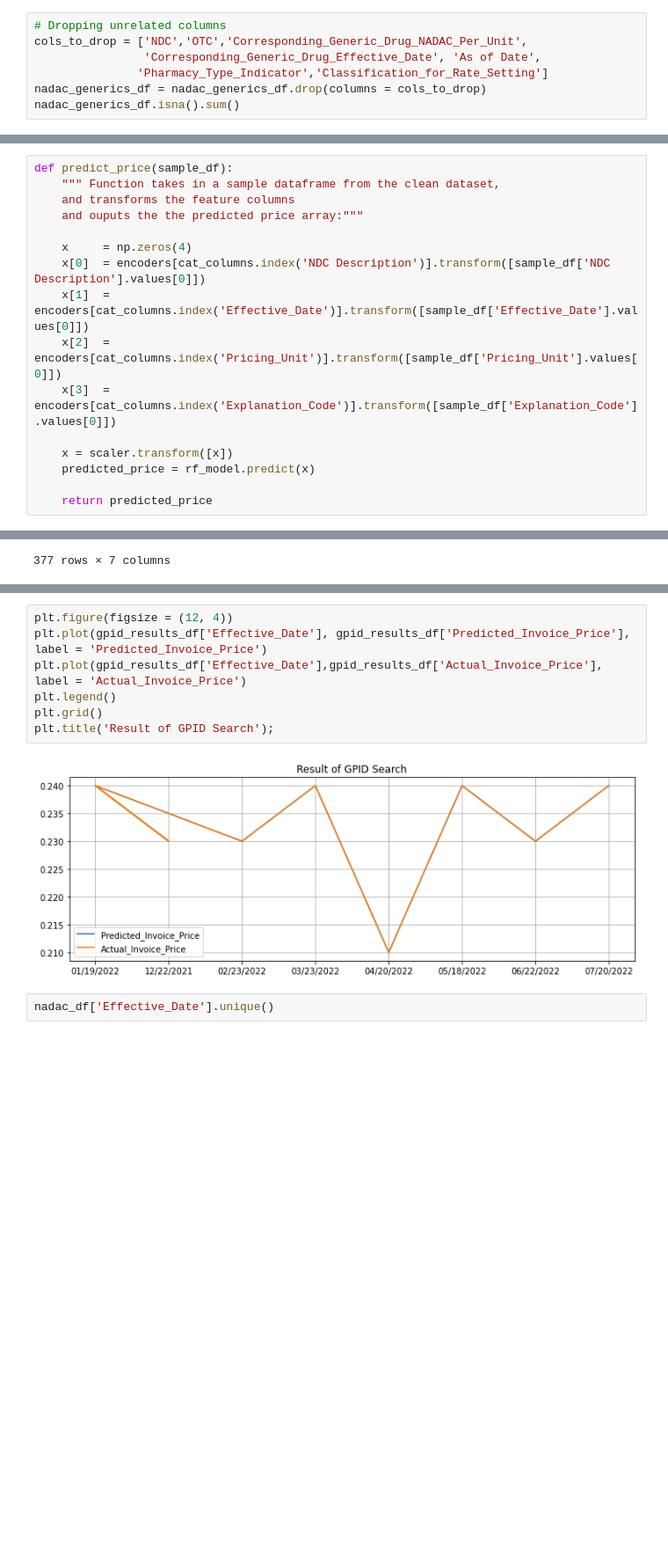
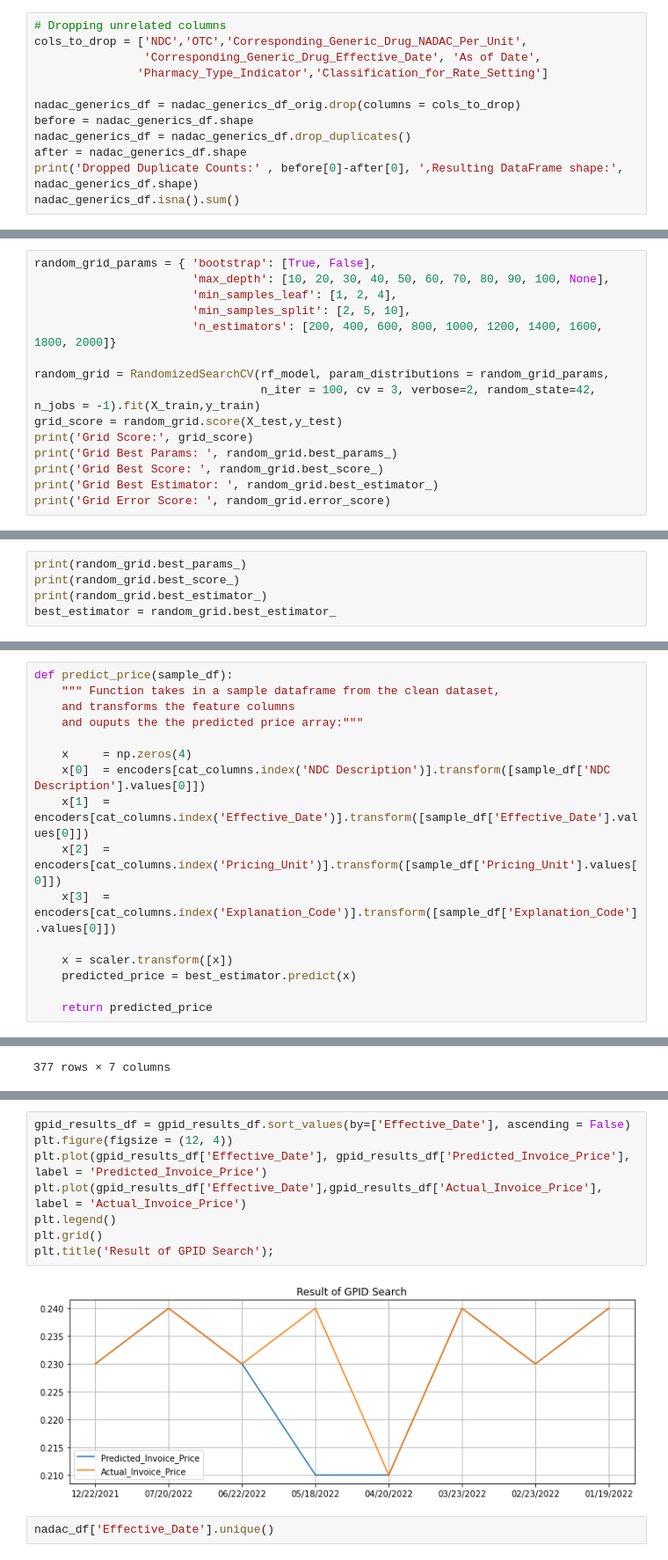
Before and after one commit to rajsandilya/Capstone, a Jupyter notebook: Capstone.ipynb, the cells around one changed output, grey strips where cells are left out. Shown at 88% size. Saved outputs shown, nothing was run; the diff lists cells and outputs as text; blank space fills up the shorter version.

```diff
--- a/Capstone.ipynb
+++ b/Capstone.ipynb
@@ -244,6 +244,11 @@ msno.bar(nadac_generics_df);
 cols_to_drop = ['NDC','OTC','Corresponding_Generic_Drug_NADAC_Per_Unit',
                 'Corresponding_Generic_Drug_Effective_Date', 'As of Date',
                'Pharmacy_Type_Indicator','Classification_for_Rate_Setting']
-nadac_generics_df = nadac_generics_df.drop(columns = cols_to_drop)
+
+nadac_generics_df = nadac_generics_df_orig.drop(columns = cols_to_drop)
+before = nadac_generics_df.shape
+nadac_generics_df = nadac_generics_df.drop_duplicates()
+after = nadac_generics_df.shape
+print('Dropped Duplicate Counts:' , before[0]-after[0], ',Resulting DataFrame shape:', nadac_generics_df.shape)
 nadac_generics_df.isna().sum()
 # %% [output]
@@ -471,0 +485,15 @@ Mean Bias Error : 0.0
+# %%
+random_grid_params = { 'bootstrap': [True, False],
+                       'max_depth': [10, 20, 30, 40, 50, 60, 70, 80, 90, 100, None],
+                       'min_samples_leaf': [1, 2, 4],
+                       'min_samples_split': [2, 5, 10],
+                       'n_estimators': [200, 400, 600, 800, 1000, 1200, 1400, 1600, 1800, 2000]}
+
+random_grid = RandomizedSearchCV(rf_model, param_distributions = random_grid_params,
+                                 n_iter = 100, cv = 3, verbose=2, random_state=42, n_jobs = -1).fit(X_train,y_train)
+grid_score = random_grid.score(X_test,y_test)
+print('Grid Score:', grid_score)
+print('Grid Best Params: ', random_grid.best_params_)
+print('Grid Best Score: ', random_grid.best_score_)
+print('Grid Best Estimator: ', random_grid.best_estimator_)
+print('Grid Error Score: ', random_grid.error_score)
@@ -471,0 +518,5 @@ Mean Bias Error : 0.0
+# %%
+print(random_grid.best_params_)
+print(random_grid.best_score_)
+print(random_grid.best_estimator_)
+best_estimator = random_grid.best_estimator_
@@ -491,7 +573,7 @@ def predict_price(sample_df):
     x[3]  = encoders[cat_columns.index('Explanation_Code')].transform([sample_df['Explanation_Code'].values[0]])
 
     x = scaler.transform([x])
-    predicted_price = rf_model.predict(x)
+    predicted_price = best_estimator.predict(x)
 
     return predicted_price
 # %%
@@ -643,12 +725,13 @@ gpid_results_df
 # %%
+gpid_results_df = gpid_results_df.sort_values(by=['Effective_Date'], ascending = False)
 plt.figure(figsize = (12, 4))
 plt.plot(gpid_results_df['Effective_Date'], gpid_results_df['Predicted_Invoice_Price'], label = 'Predicted_Invoice_Price')
 plt.plot(gpid_results_df['Effective_Date'],gpid_results_df['Actual_Invoice_Price'], label = 'Actual_Invoice_Price')
 plt.legend()
 plt.grid()
 plt.title('Result of GPID Search');
 # %% [output]
-[figure, old version]
+[figure, new version]
 # %%
 nadac_df['Effective_Date'].unique()
 # %% [output]
```
Also changed, not shown: parts of 49 cells of this notebook.
